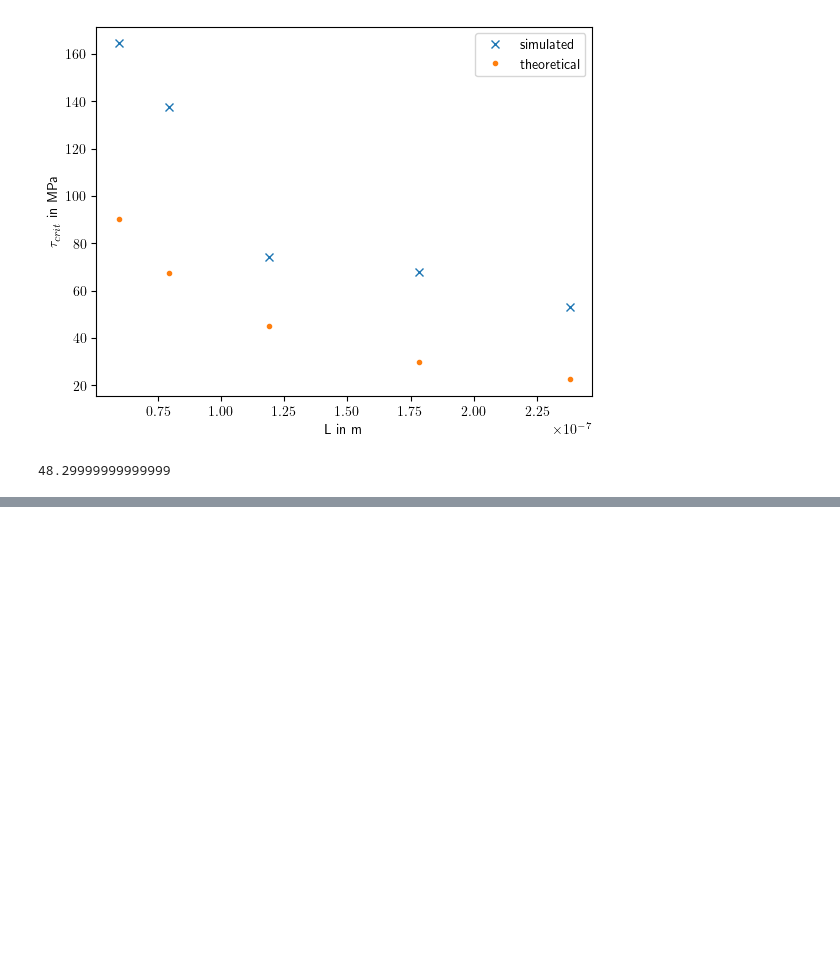
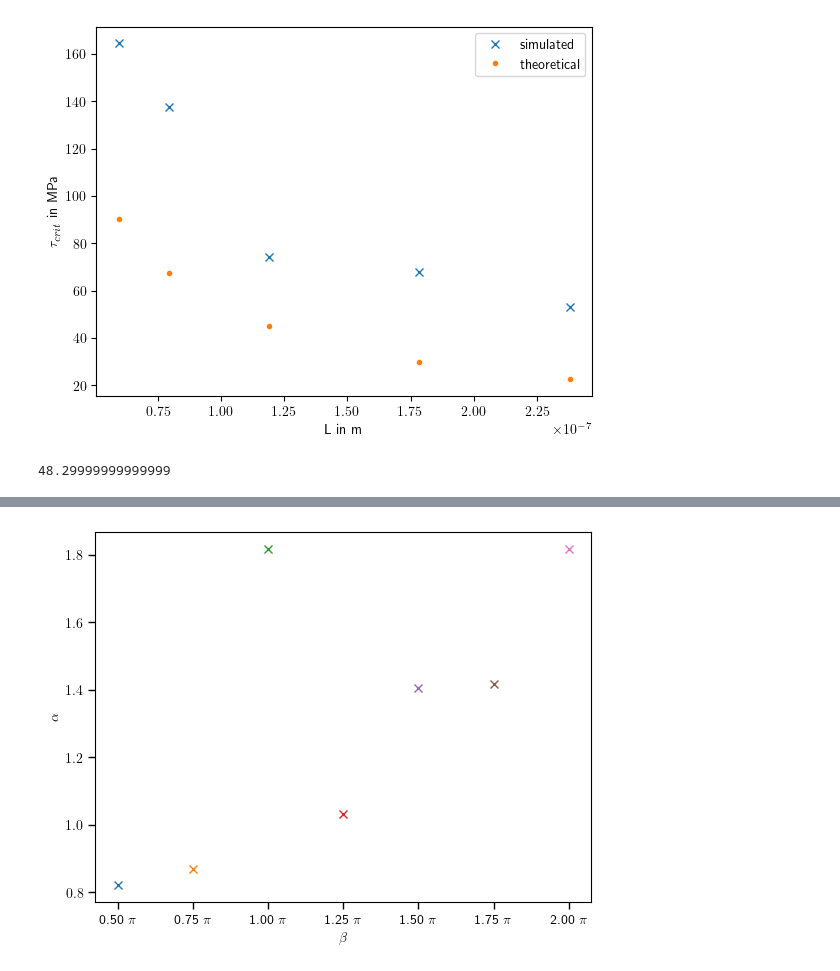
Before and after one commit to LAPikachu/practical_DDD, a Jupyter notebook: plot.ipynb, the cells around one changed output, grey strips where cells are left out. Cells and saved outputs as stored; diff of their text form; code cells hidden in the pictures; blank space fills up the shorter version.

```diff
--- a/plot.ipynb
+++ b/plot.ipynb
@@ -236,0 +236,16 @@ SyntaxError: invalid syntax (4071250712.py, line 7)
+# %%
+plt.rcParams['text.usetex'] = True #to render LaTeX output
+fig, ax = plt.subplots()
+for i in range(0,len(graph_names)):
+    ax.plot(betas[i]/np.pi,alpha_list[i], 'x', )
+xticks = np.arange(0.5, 2.25, 0.25)
+xlabels = [f'{x:1.2f} $\pi$' for x in xticks]
+ax.set_xticks(xticks, labels=xlabels)
+ax.tick_params(which='major', width=1.00, length=5)
+ax.tick_params(which='minor', width=0.75, length=2.5)
+ax.set_xlabel(r"$\beta$")
+ax.set_ylabel(r"$\alpha$ ")
+
+fig.savefig('report/graphics/beta_vs_alpha')
+# %% [output]
+[figure, added]
```
Also changed, not shown: parts of 5 cells of this notebook.
